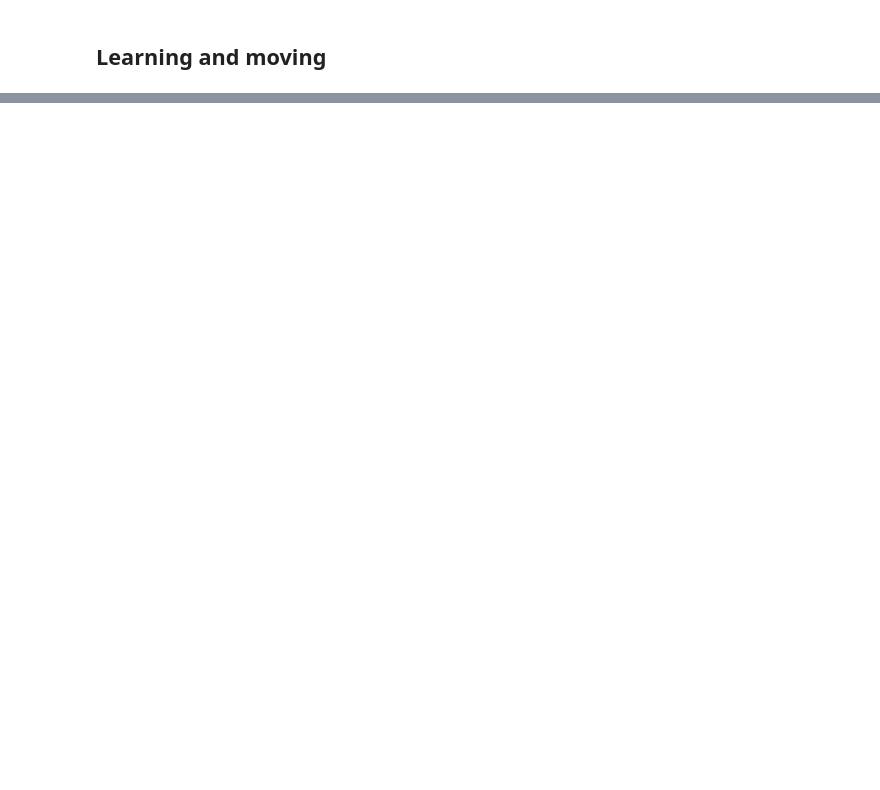
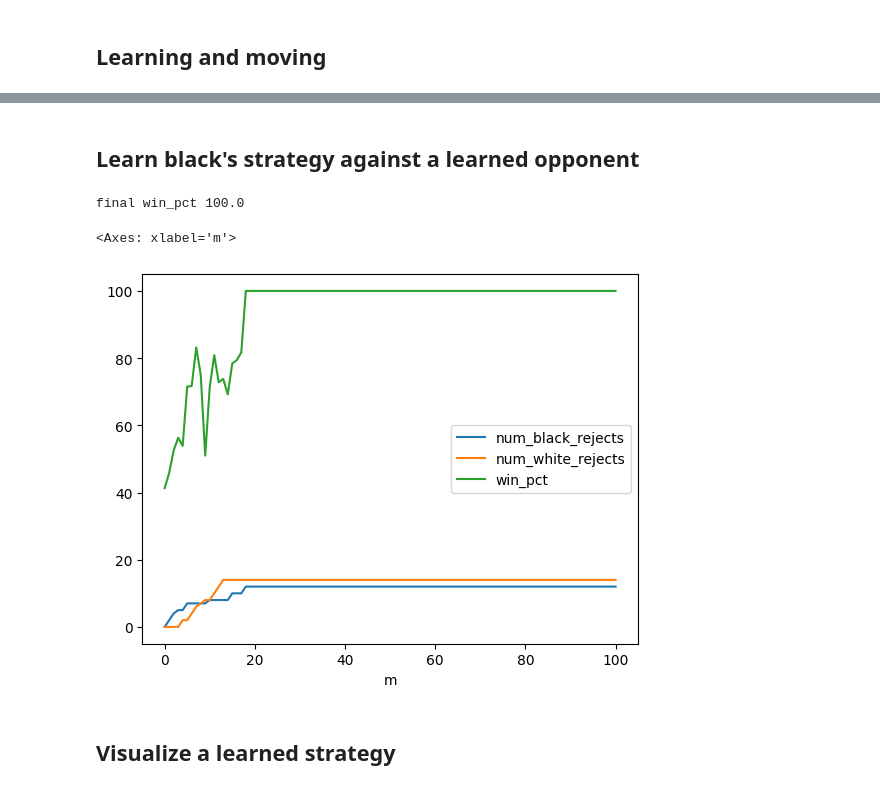
Before and after one commit to wwcohen/aihistory, a Jupyter notebook: hexapawn.ipynb, the cells around one changed output, grey strips where cells are left out. Drawn from its saved outputs; the diff is of its cells as text; code cells hidden in the pictures; blank space fills up the shorter version.

```diff
--- a/hexapawn.ipynb
+++ b/hexapawn.ipynb
@@ -547,0 +544,12 @@ viz(subtrees['a1 a2'], bs.unused_moves())
+# %% [markdown]
+## Learn black's strategy against a learned opponent
+# %%
+df, hp = expt1(n_trials=1000, n_games=100, white_strategy='boxes', black_strategy='boxes')
+print('final win_pct', df.loc[len(df)-1].win_pct)
+df.plot(x='m', y=['num_black_rejects', 'num_white_rejects', 'win_pct'])
+# %% [output]
+final win_pct 100.0
+<Axes: xlabel='m'>
+[figure, added]
+# %% [markdown]
+## Visualize a learned strategy
```
Also changed, not shown: parts of 23 cells of this notebook.
